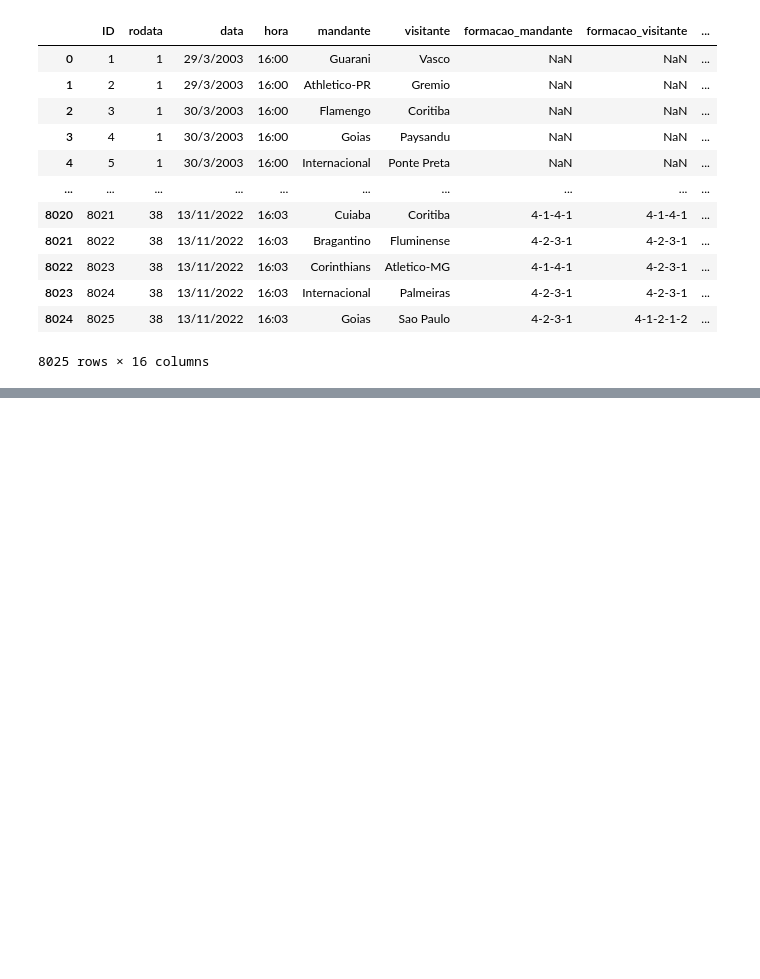
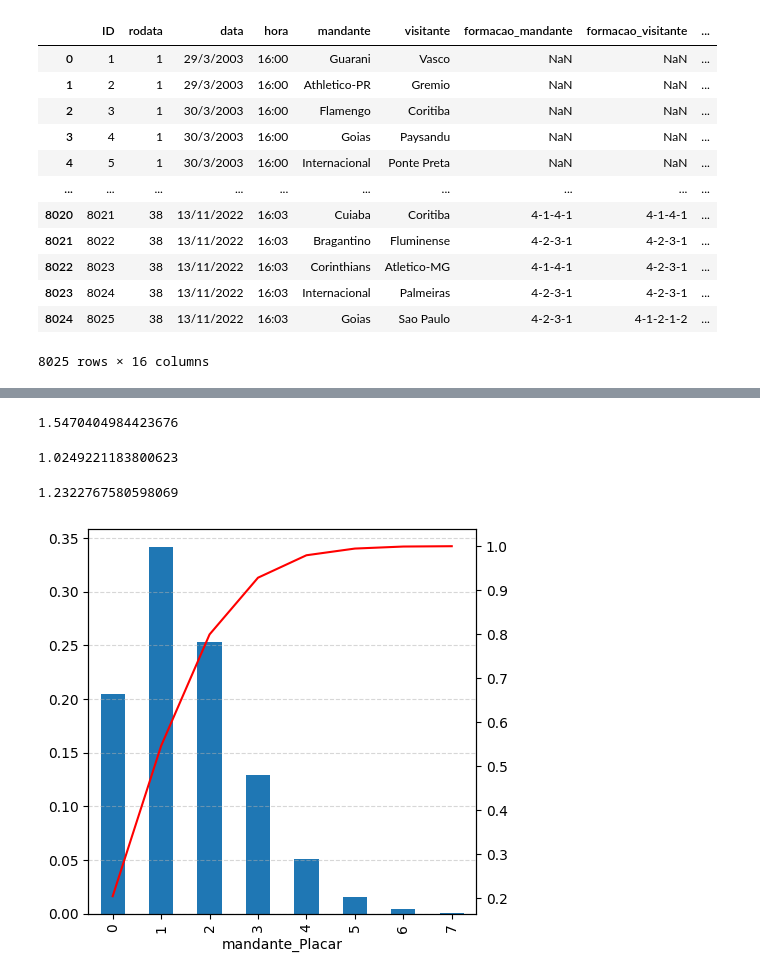
Before and after one commit to Slaxis/infnet-sports, a Jupyter notebook: notebooks/DB.ipynb, the cells around one changed output, grey strips where cells are left out. Cells and saved outputs as stored; diff of their text form; code cells hidden in the pictures; blank space fills up the shorter version.

```diff
--- a/notebooks/DB.ipynb
+++ b/notebooks/DB.ipynb
@@ -38,0 +64,21 @@ df_brasileirao
+# %%
+df_brasileirao.mandante_Placar.mean()
+# %% [output]
+1.5470404984423676
+# %%
+df_brasileirao.visitante_Placar.mean()
+# %% [output]
+1.0249221183800623
+# %%
+df_brasileirao.mandante_Placar.std()
+# %% [output]
+1.2322767580598069
+# %%
+fig = pyplot.figure(figsize=(5, 5))
+
+ax = fig.add_subplot(111)
+_ = df_brasileirao.mandante_Placar.value_counts(normalize=True).sort_index().plot(kind='bar', ax=ax)
+_ = (df_brasileirao.mandante_Placar.value_counts().sort_index().cumsum()/df_brasileirao.mandante_Placar.value_counts().sort_index().cumsum().max()).plot(ax=ax.twinx(), color='r')
+_ = ax.grid(axis='y', linestyle='--', alpha=0.5)
+# %% [output]
+[figure, added]
```
Also changed, not shown: parts of 6 cells of this notebook, 10 other files.
